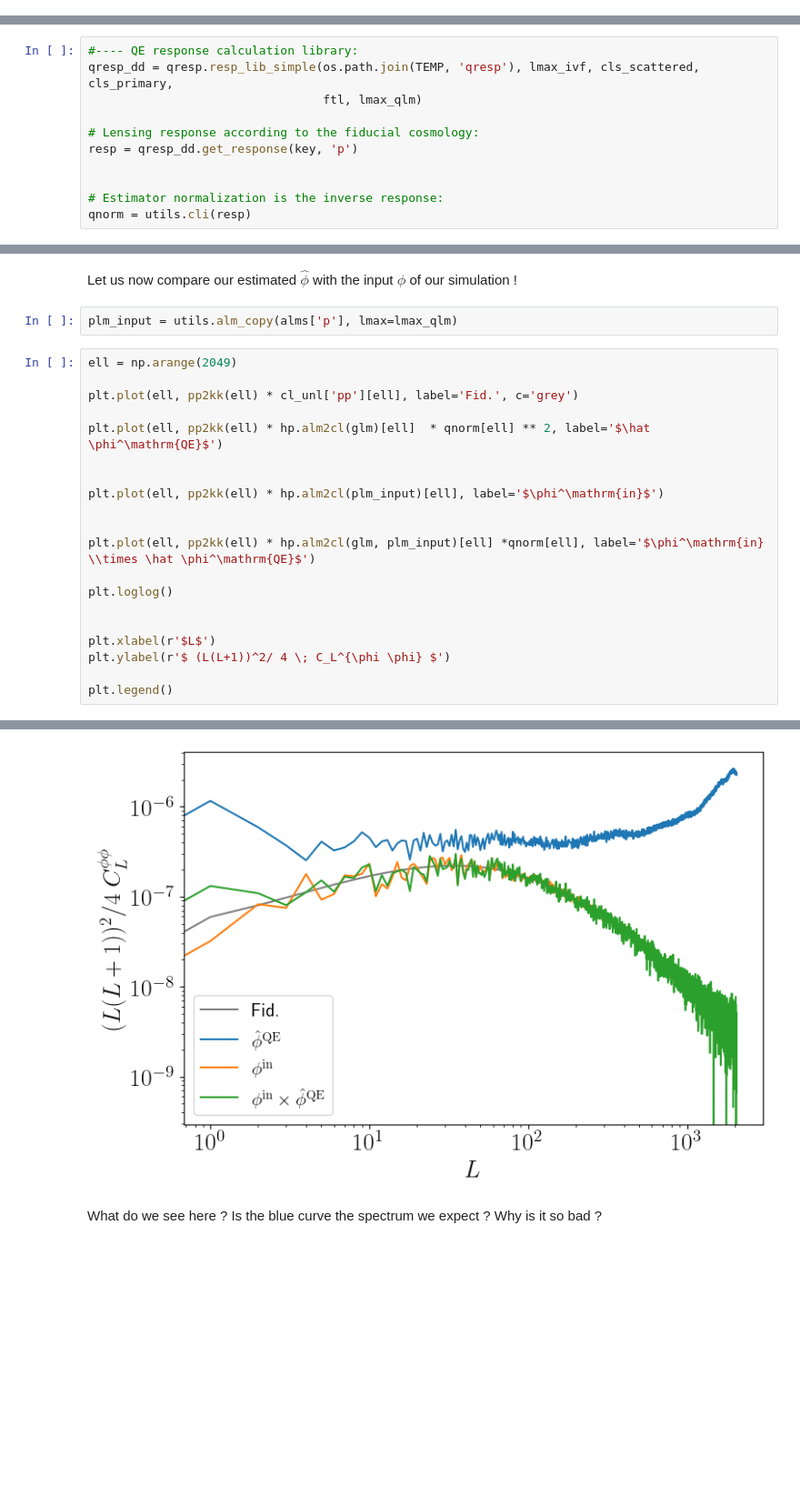
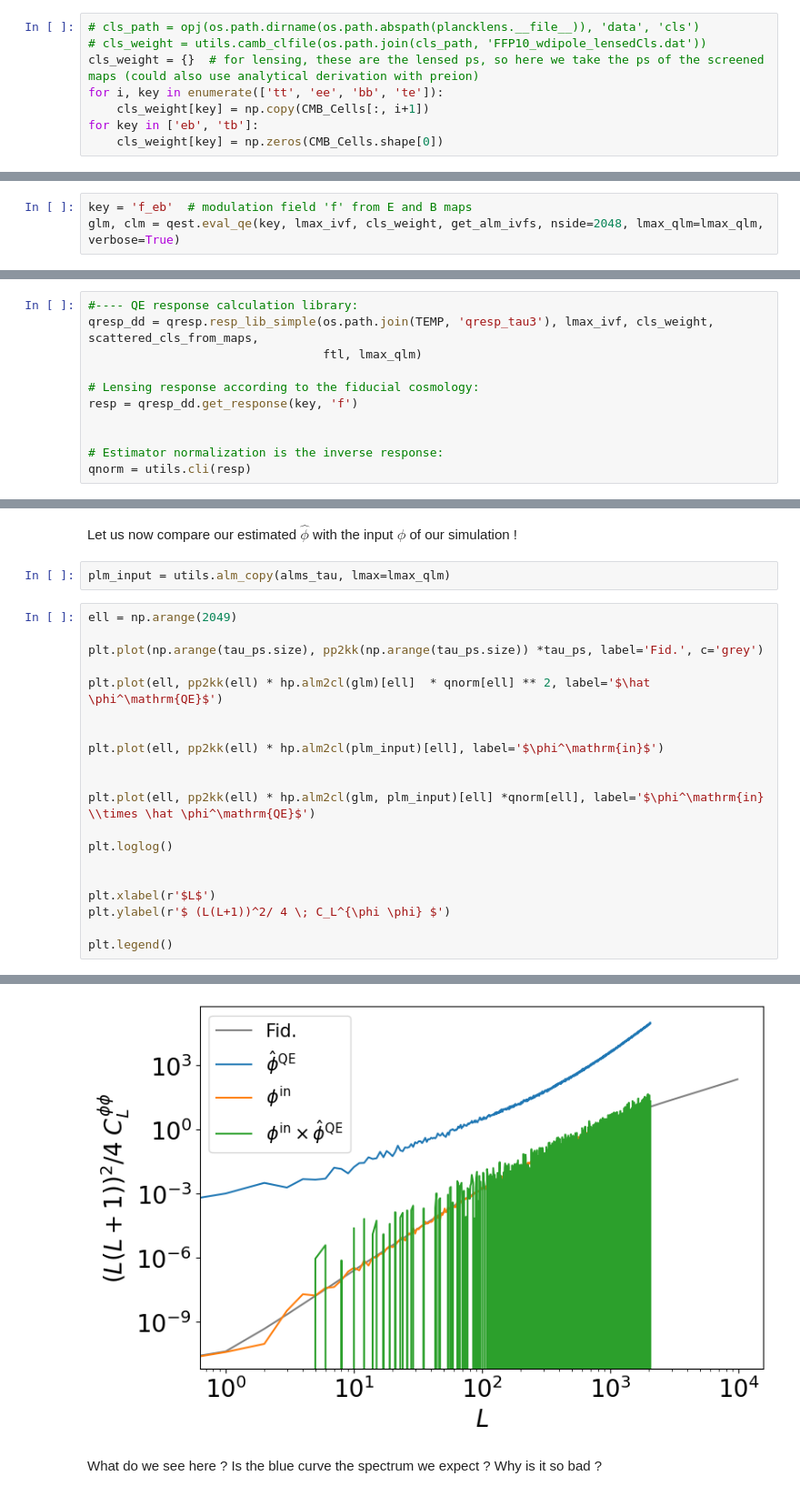
Before and after one commit to adeliegorce/preion, a Jupyter notebook: cross-correlations/With_Pee/tau_QE.ipynb, the cells around one changed output, grey strips where cells are left out. Shown at 91% size. Saved outputs shown, nothing was run; the diff lists cells and outputs as text; blank space fills up the shorter version.

```diff
--- a/cross-correlations/With_Pee/tau_QE.ipynb
+++ b/cross-correlations/With_Pee/tau_QE.ipynb
@@ -499,0 +525,8 @@ dict_keys(['tt', 'ee', 'bb', 'te'])
+# %%
+# cls_path = opj(os.path.dirname(os.path.abspath(plancklens.__file__)), 'data', 'cls')
+# cls_weight = utils.camb_clfile(os.path.join(cls_path, 'FFP10_wdipole_lensedCls.dat'))
+cls_weight = {}  # for lensing, these are the lensed ps, so here we take the ps of the screened maps (could also use analytical derivation with preion)
+for i, key in enumerate(['tt', 'ee', 'bb', 'te']):
+    cls_weight[key] = np.copy(CMB_Cells[:, i+1])
+for key in ['eb', 'tb']:
+    cls_weight[key] = np.zeros(CMB_Cells.shape[0])
@@ -520,0 +583,3 @@ clm = cacher.load(fn_clm)
+# %%
+key = 'f_eb'  # modulation field 'f' from E and B maps
+glm, clm = qest.eval_qe(key, lmax_ivf, cls_weight, get_alm_ivfs, nside=2048, lmax_qlm=lmax_qlm, verbose=True)
@@ -523,10 +623,10 @@ The functions below define the the response $R_{XY}$ of the estimator, which is
 # %%
 #---- QE response calculation library:
-qresp_dd = qresp.resp_lib_simple(os.path.join(TEMP, 'qresp'), lmax_ivf, cls_scattered, cls_primary,
+qresp_dd = qresp.resp_lib_simple(os.path.join(TEMP, 'qresp_tau3'), lmax_ivf, cls_weight, scattered_cls_from_maps,
                                  ftl, lmax_qlm)
 
 # Lensing response according to the fiducial cosmology:
-resp = qresp_dd.get_response(key, 'p')
+resp = qresp_dd.get_response(key, 'f')
 
 
 # Estimator normalization is the inverse response:
@@ -543,30 +634,30 @@ AssertionError:
 # %% [markdown]
 Let us now compare our estimated $\hat \phi$ with the input $\phi$ of our simulation !
 # %%
-plm_input = utils.alm_copy(alms['p'], lmax=lmax_qlm)
+plm_input = utils.alm_copy(alms_tau, lmax=lmax_qlm)
 # %%
 ell = np.arange(2049)
 
-plt.plot(ell, pp2kk(ell) * cl_unl['pp'][ell], label='Fid.', c='grey')
+plt.plot(np.arange(tau_ps.size), pp2kk(np.arange(tau_ps.size)) *tau_ps, label='Fid.', c='grey')
 
 plt.plot(ell, pp2kk(ell) * hp.alm2cl(glm)[ell]  * qnorm[ell] ** 2, label='$\hat \phi^\mathrm{QE}$')
 
 
 plt.plot(ell, pp2kk(ell) * hp.alm2cl(plm_input)[ell], label='$\phi^\mathrm{in}$')
 
 
 plt.plot(ell, pp2kk(ell) * hp.alm2cl(glm, plm_input)[ell] *qnorm[ell], label='$\phi^\mathrm{in} \\times \hat \phi^\mathrm{QE}$')
 
 plt.loglog()
 
 
 plt.xlabel(r'$L$')
 plt.ylabel(r'$ (L(L+1))^2/ 4 \; C_L^{\phi \phi} $')
 
 plt.legend()
 # %% [output]
 <matplotlib.legend.Legend at 0x...>
-[figure, old version]
+[figure, new version]
 # %% [markdown]
 What do we see here ? Is the blue curve the spectrum we expect ? Why is it so bad ?
 # %% [markdown]
```
Also changed, not shown: parts of 28 cells of this notebook, 1 other file.
